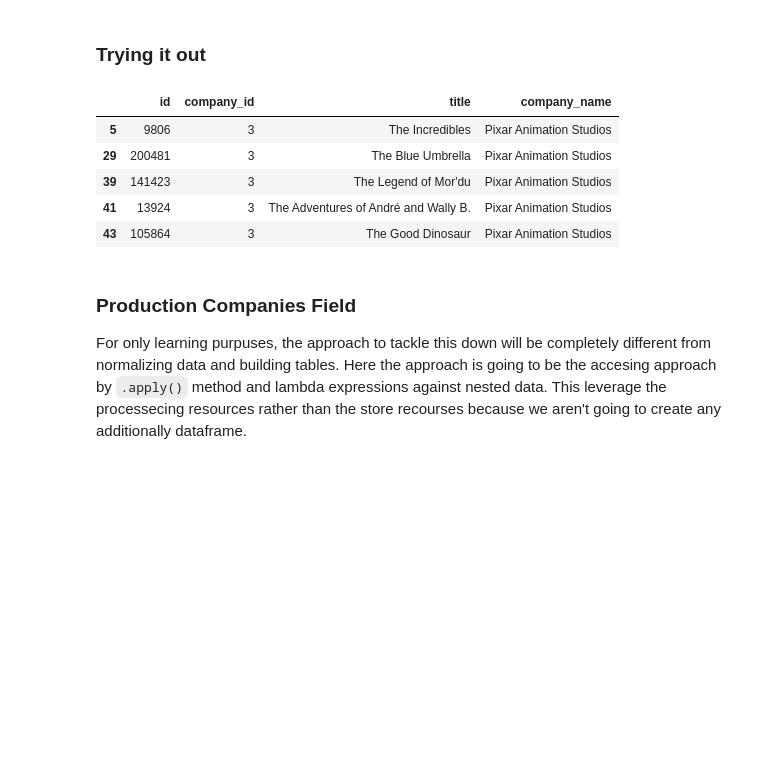
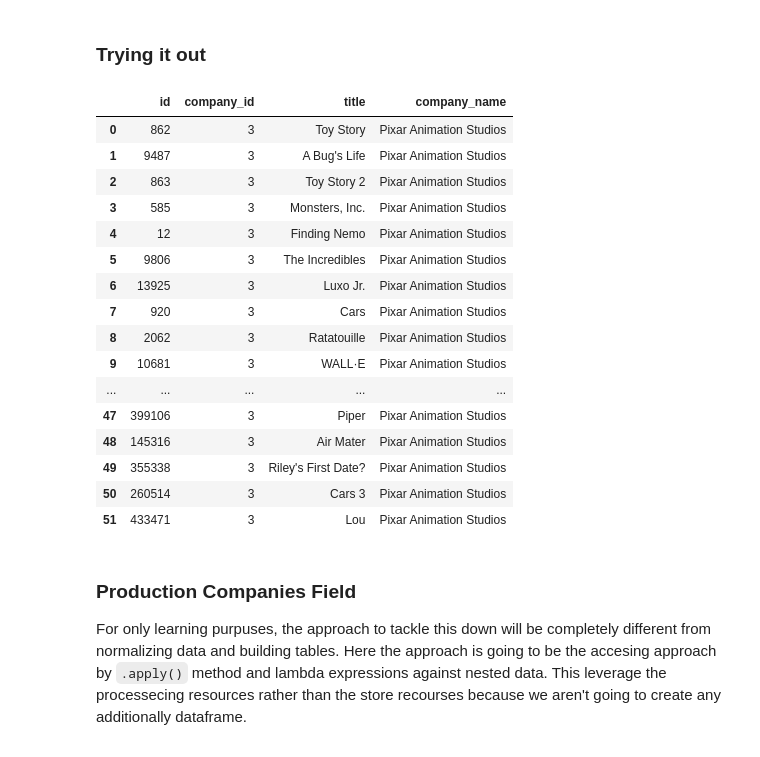
Before and after one commit to someonefrom93/PI_JUL, a Jupyter notebook: etl.ipynb, the cells around one changed output. Cells and saved outputs as stored; diff of their text form; code cells hidden in the pictures; blank space fills up the shorter version.

```diff
--- a/etl.ipynb
+++ b/etl.ipynb
@@ -740,14 +740,25 @@ movies_production_companies_df.head(2)
 # %%
 company_demo = movies_production_companies_df.merge(movies_df[["id", "title"]], on = "id").merge(production_companies_df, on="company_id")
 # %%
-company_demo.loc[(company_demo["title"].str.contains("The")) & (company_demo["company_name"] == "Pixar Animation Studios")]
+company_demo.loc[(company_demo["title"].str.contains("")) & (company_demo["company_name"] == "Pixar Animation Studios")]
 # %% [output]
 |  | id | company_id | title | company_name |
+| 0 | 862 | 3 | Toy Story | Pixar Animation Studios |
+| 1 | 9487 | 3 | A Bug's Life | Pixar Animation Studios |
+| 2 | 863 | 3 | Toy Story 2 | Pixar Animation Studios |
+| 3 | 585 | 3 | Monsters, Inc. | Pixar Animation Studios |
+| 4 | 12 | 3 | Finding Nemo | Pixar Animation Studios |
 | 5 | 9806 | 3 | The Incredibles | Pixar Animation Studios |
-| 29 | 200481 | 3 | The Blue Umbrella | Pixar Animation Studios |
-| 39 | 141423 | 3 | The Legend of Mor'du | Pixar Animation Studios |
-| 41 | 13924 | 3 | The Adventures of André and Wally B. | Pixar Animation Studios |
-| 43 | 105864 | 3 | The Good Dinosaur | Pixar Animation Studios |
+| 6 | 13925 | 3 | Luxo Jr. | Pixar Animation Studios |
+| 7 | 920 | 3 | Cars | Pixar Animation Studios |
+| 8 | 2062 | 3 | Ratatouille | Pixar Animation Studios |
+| 9 | 10681 | 3 | WALL·E | Pixar Animation Studios |
+| ... | ... | ... | ... | ... |
+| 47 | 399106 | 3 | Piper | Pixar Animation Studios |
+| 48 | 145316 | 3 | Air Mater | Pixar Animation Studios |
+| 49 | 355338 | 3 | Riley's First Date? | Pixar Animation Studios |
+| 50 | 260514 | 3 | Cars 3 | Pixar Animation Studios |
+| 51 | 433471 | 3 | Lou | Pixar Animation Studios |
 # %%
 movies_df.drop("production_companies", axis=1, inplace=True)
 # %% [markdown]
```
Also changed, not shown: parts of 5 cells of this notebook, 2 other files.
